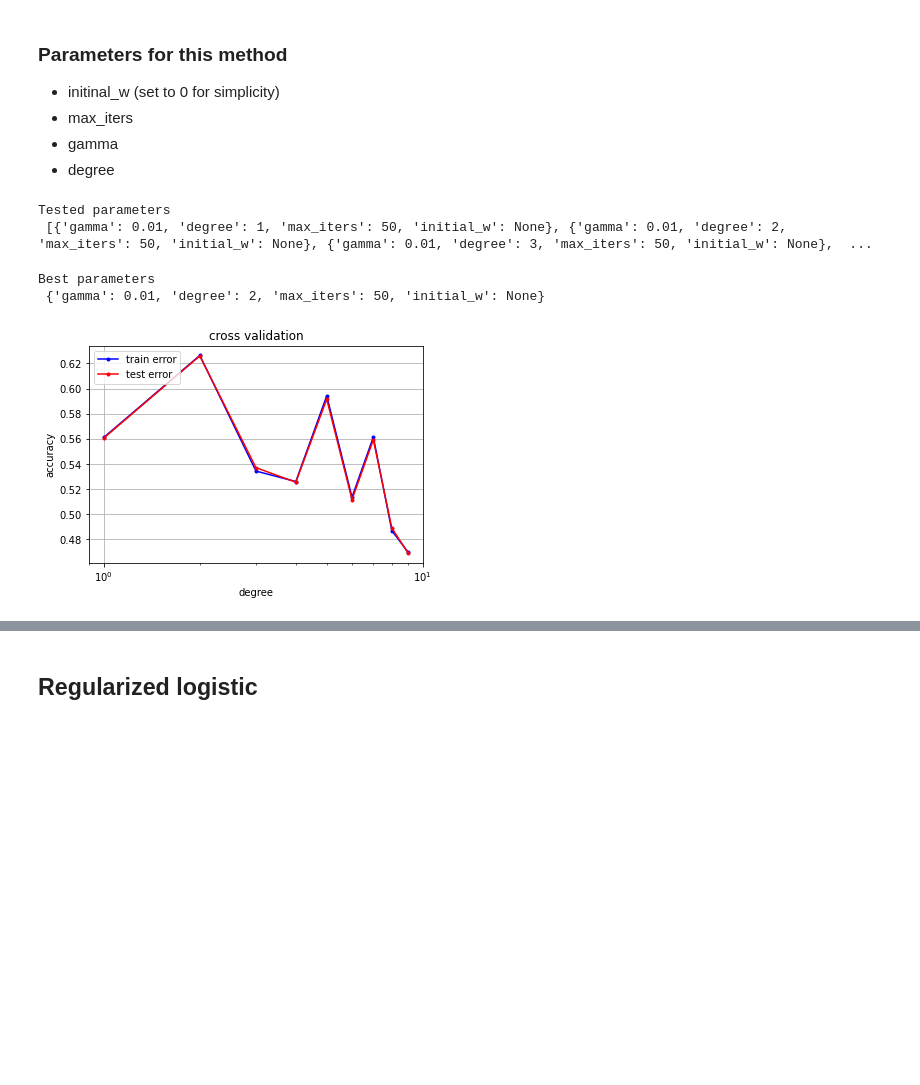
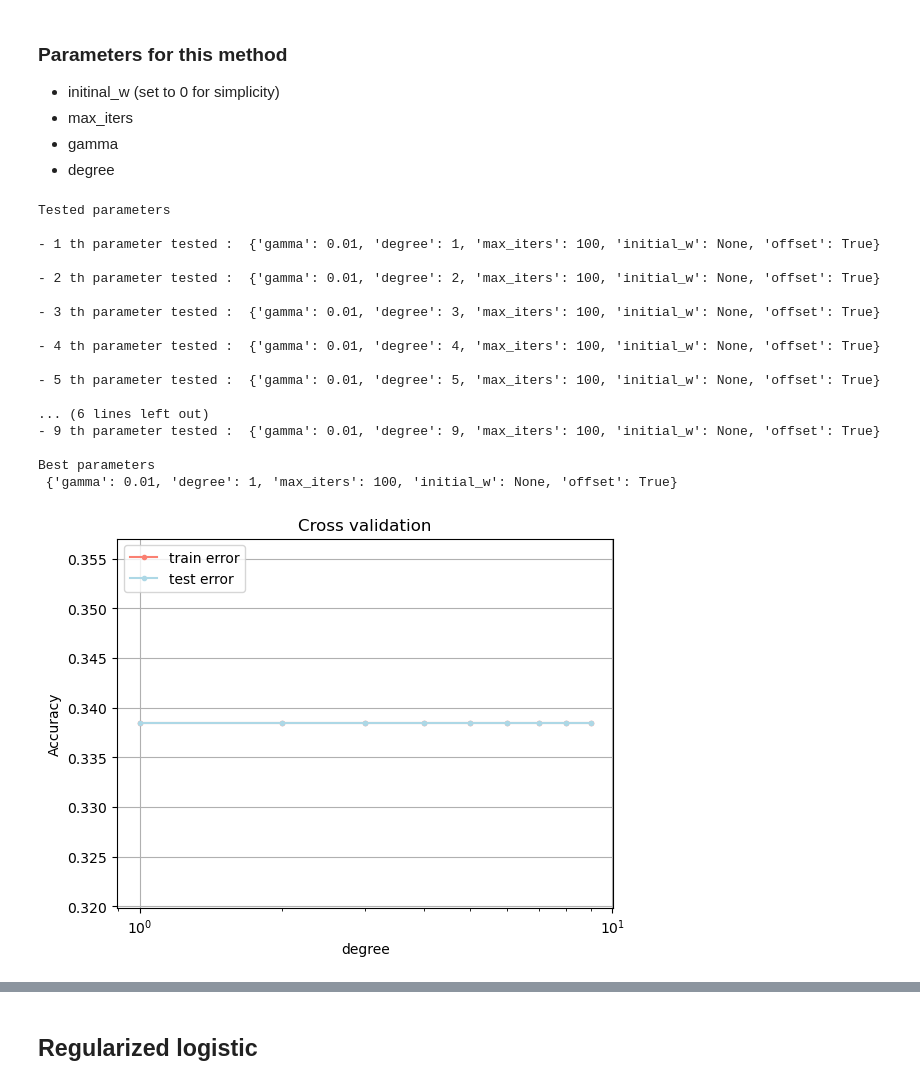
Before and after one commit to Alicia-max/ML--Binary-classification_Higgs-boson-competition, a Jupyter notebook: project/visu.ipynb, the cells around one changed output, grey strips where cells are left out. Drawn from its saved outputs; the diff is of its cells as text; code cells hidden in the pictures; blank space fills up the shorter version.

```diff
--- a/project/visu.ipynb
+++ b/project/visu.ipynb
@@ -178,13 +197,16 @@ train accuracy  0.6004439329168036
 method = least_squares_SGD
 degree=np.arange(1,10)
 gamma = 0.1
-max_iters = 50
-parameters = []
+
+parameters_SDG = []
 for d in degree:
-    parameters.append({'gamma':gamma, 'degree':d, 'max_iters':max_iters})
-print('Tested parameters\n', parameters)
+    parameters_SDG.append({'gamma':gamma, 'degree':d,
+                           'max_iters':max_iters,'offset':offset})
+
+print_param_test(parameters_SDG)
+
 acc_tr_deg, acc_te_deg, idx_best = cross_tunning(preprocessed_y, preprocessed_X,
-                                         k_fold=k_fold, method=method , parameters=parameters, seed=seed)
+                                         k_fold=k_fold, method=method , parameters=parameters_SDG, seed=seed, log = False)
 
 
 cross_validation_visualization(degree, acc_tr_deg, acc_te_deg, 'degree')
@@ -256,15 +294,19 @@ TypeError: only integer scalar arrays can be converted to a scalar index
 method = ridge_regression
 degree=np.arange(1,10)
 lambda_ = 0.1
-parameters = []
+
+
+parameters_RR = []
 for d in degree:
-    parameters.append({'lambda_':lambda_, 'degree':d})
-print('Tested parameters\n', parameters)
+    parameters_RR.append({'lambda_':lambda_, 'degree':d,  'offset':offset})
+
+print_param_test(parameters_RR)
+
 acc_tr_deg, acc_te_deg, idx_best = cross_tunning(preprocessed_y, preprocessed_X,
-                                         k_fold=k_fold, method=method , parameters=parameters, seed=seed)
+                                         k_fold=k_fold, method=method , parameters=parameters_RR, seed=seed)
 
 
 cross_validation_visualization(degree, acc_tr_deg, acc_te_deg, 'degree')
-print('Best parameters\n', parameters[idx_best])
+print('Best parameters\n', parameters_RR[idx_best])
 # %%
 method = ridge_regression
@@ -301,23 +340,38 @@ train accuracy  0.8145634659651431
 # %%
 method = logistic_regression
 degree = np.arange(1,10)
 gamma = 0.01 # note lower gamma here. Otherwise no convergence.
-max_iters = 50
-parameters = []
+parameters_log = []
+
 for d in degree:
-    parameters.append({'gamma':gamma, 'degree':d, 'max_iters':max_iters, 'initial_w':None})
-print('Tested parameters\n', parameters)
+    parameters_log.append({'gamma':gamma, 'degree':d, 'max_iters':max_iters, 'initial_w':None, 'offset':offset})
+
+print_param_test(parameters_log)
+
 acc_tr_deg, acc_te_deg, idx_best = cross_tunning(preprocessed_y, preprocessed_X,
-                                         k_fold=k_fold, method=method , parameters=parameters, seed=seed)
+                                         k_fold=k_fold, method=method , parameters=parameters_log, seed=seed, log=True)
 
 
 cross_validation_visualization(degree, acc_tr_deg, acc_te_deg, 'degree')
-print('Best parameters\n', parameters[idx_best])
+print('Best parameters\n', parameters_log[idx_best])
 # %% [output]
 Tested parameters
- [{'gamma': 0.01, 'degree': 1, 'max_iters': 50, 'initial_w': None}, {'gamma': 0.01, 'degree': 2, 'max_iters': 50, 'initial_w': None}, {'gamma': 0.01, 'degree': 3, 'max_iters': 50, 'initial_w': None},  ...
+
+- 1 th parameter tested :  {'gamma': 0.01, 'degree': 1, 'max_iters': 100, 'initial_w': None, 'offset': True}
+
+- 2 th parameter tested :  {'gamma': 0.01, 'degree': 2, 'max_iters': 100, 'initial_w': None, 'offset': True}
+
+- 3 th parameter tested :  {'gamma': 0.01, 'degree': 3, 'max_iters': 100, 'initial_w': None, 'offset': True}
+
+- 4 th parameter tested :  {'gamma': 0.01, 'degree': 4, 'max_iters': 100, 'initial_w': None, 'offset': True}
+
+- 5 th parameter tested :  {'gamma': 0.01, 'degree': 5, 'max_iters': 100, 'initial_w': None, 'offset': True}
+
+... (6 lines left out)
+- 9 th parameter tested :  {'gamma': 0.01, 'degree': 9, 'max_iters': 100, 'initial_w': None, 'offset': True}
+
+Best parameters
+ {'gamma': 0.01, 'degree': 1, 'max_iters': 100, 'initial_w': None, 'offset': True}
-Best parameters
- {'gamma': 0.01, 'degree': 2, 'max_iters': 50, 'initial_w': None}
-[figure, old version]
+[figure, new version]
 # %%
 method = logistic_regression
```
Also changed, not shown: parts of 26 cells of this notebook, 5 other files.
